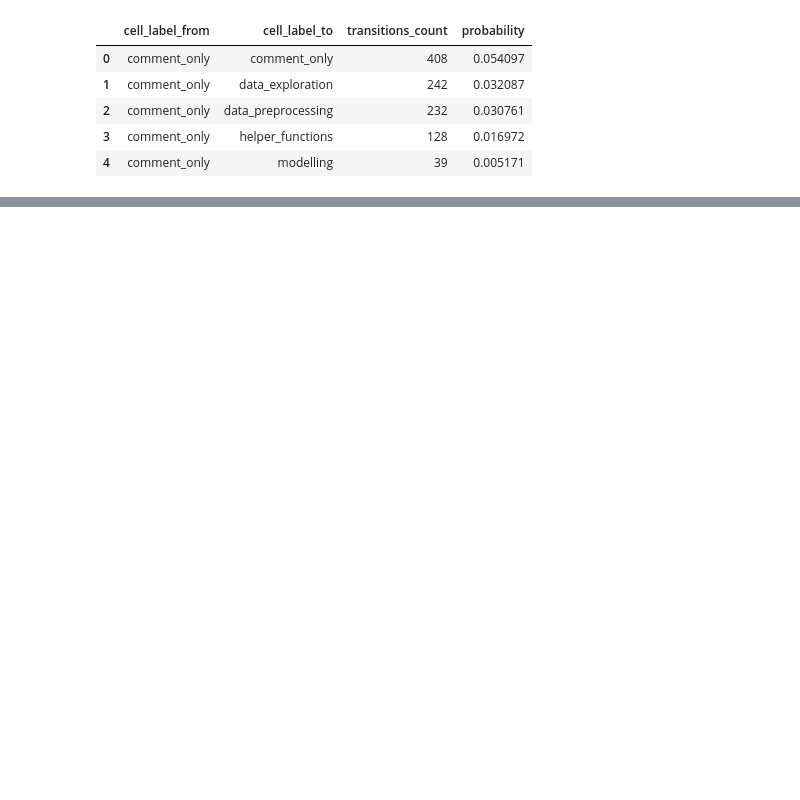
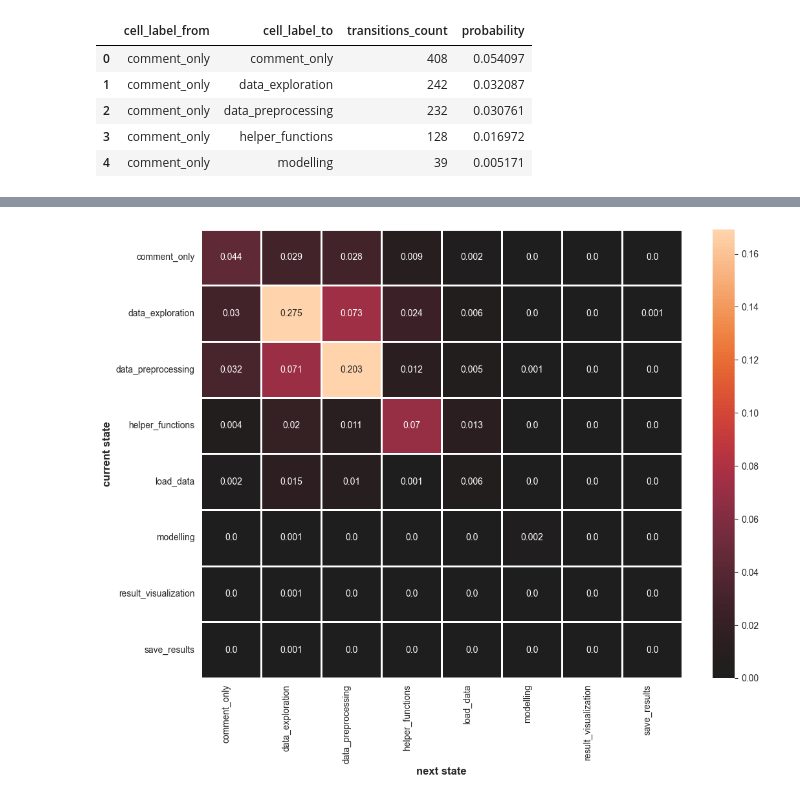
Before and after one commit to konstantgr/jupyter-logs-analysis, a Jupyter notebook: analysis/labels-transitions.ipynb, the cells around one changed output, grey strips where cells are left out. Drawn from its saved outputs; the diff is of its cells as text; code cells hidden in the pictures; blank space fills up the shorter version.

Commit message:
Change labels-transition analysis

```diff
--- a/analysis/labels-transitions.ipynb
+++ b/analysis/labels-transitions.ipynb
@@ -179,0 +179,13 @@ Text(120.58159722222221, 0.5, 'current state')
+# %%
+task, expert = 'task1', False
+grouped_transitions = all_transitions_merged\
+    .groupby(['task', 'expert']).get_group((task, expert))\
+    .groupby(['cell_label_from']).cell_label_to.value_counts()\
+    .reset_index().rename({"count": "transitions_count"}, axis=1)
+
+grouped_transitions['probability'] = grouped_transitions.transitions_count / grouped_transitions.transitions_count.sum()
+
+transitions_matrix = grouped_transitions.pivot(
+    index='cell_label_from', columns='cell_label_to', values='probability'
+).fillna(0)
+transitions_matrix
@@ -179,0 +203,4 @@ Text(120.58159722222221, 0.5, 'current state')
+# %%
+fig, ax = plot_transitions_matrix(transitions_matrix)
+# %% [output]
+[figure, added]
```
Also changed, not shown: parts of 2 cells of this notebook.
